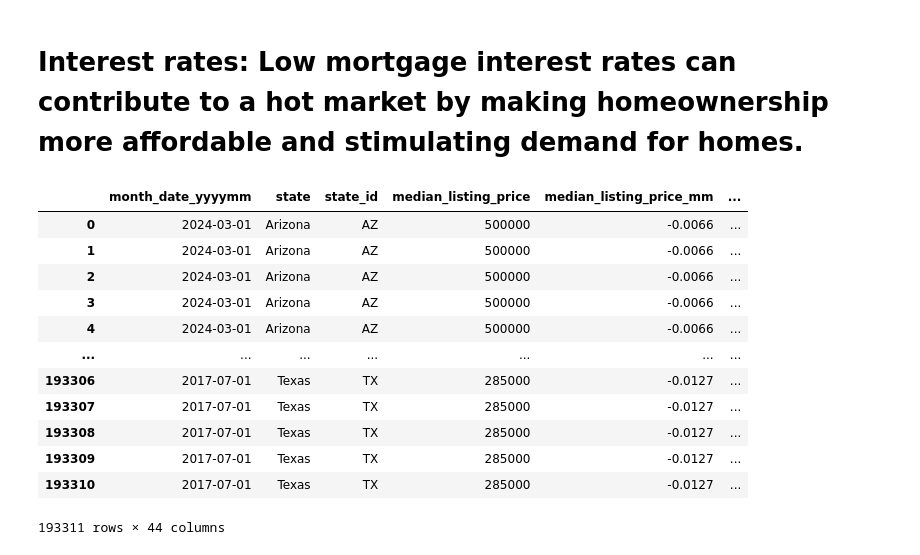
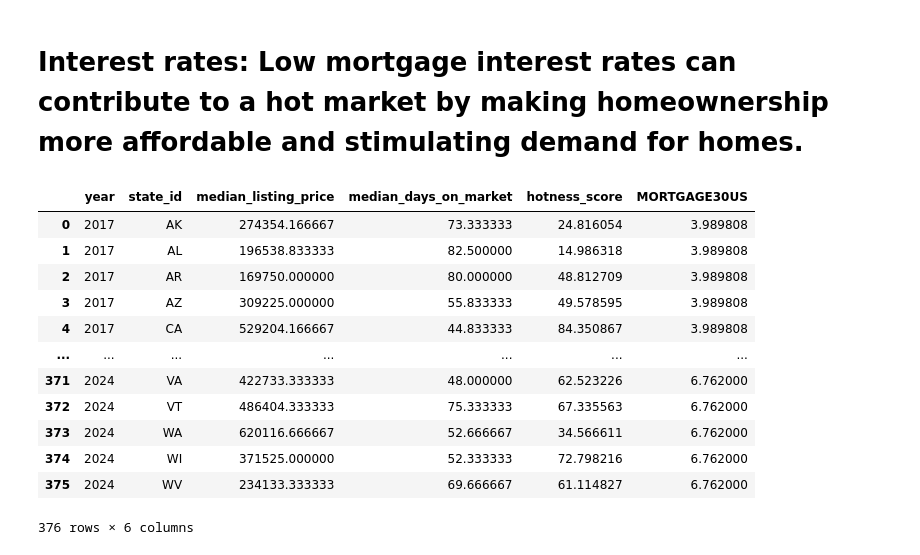
Before and after one commit to siri-anil/Capstone, a Jupyter notebook: capstone.ipynb, the cells around one changed output. Cells and saved outputs as stored; diff of their text form; code cells hidden in the pictures.

```diff
--- a/capstone.ipynb
+++ b/capstone.ipynb
@@ -347,0 +320,3 @@ sales_hotness
+# %%
+sales_hotness= pd.merge(median_days_listing_price,aggregated_hotness, on=['state_id','year'], how='inner')
+sales_hotness
@@ -393,4 +383,4 @@ mortgage['DATE']=pd.to_datetime(mortgage['DATE'])
 # %%
 mortgage['year']=mortgage['DATE'].dt.year
 # %%
-mortgage
+mean_mortgage=mortgage.groupby('year')['MORTGAGE30US'].mean().reset_index()
@@ -431,22 +406,22 @@ sns.lineplot(x=mortgage['year'],y=mortgage['MORTGAGE30US']);
 # %% [markdown]
 # Interest rates: Low mortgage interest rates can contribute to a hot market by making homeownership more affordable and stimulating demand for homes.
 # %%
-hotness_mortgage=pd.merge(sales_hotness,mortgage,on=['year'],how='inner')
+hotness_mortgage=pd.merge(sales_hotness,mean_mortgage,on=['year'],how='inner')
 hotness_mortgage
 # %% [output]
-|  | month_date_yyyymm | state | state_id | median_listing_price | median_listing_price_mm | ... |
-| 0 | 2024-03-01 | Arizona | AZ | 500000 | -0.0066 | ... |
-| 1 | 2024-03-01 | Arizona | AZ | 500000 | -0.0066 | ... |
-| 2 | 2024-03-01 | Arizona | AZ | 500000 | -0.0066 | ... |
-| 3 | 2024-03-01 | Arizona | AZ | 500000 | -0.0066 | ... |
-| 4 | 2024-03-01 | Arizona | AZ | 500000 | -0.0066 | ... |
+|  | year | state_id | median_listing_price | median_days_on_market | hotness_score | MORTGAGE30US |
+| 0 | 2017 | AK | 274354.166667 | 73.333333 | 24.816054 | 3.989808 |
+| 1 | 2017 | AL | 196538.833333 | 82.500000 | 14.986318 | 3.989808 |
+| 2 | 2017 | AR | 169750.000000 | 80.000000 | 48.812709 | 3.989808 |
+| 3 | 2017 | AZ | 309225.000000 | 55.833333 | 49.578595 | 3.989808 |
+| 4 | 2017 | CA | 529204.166667 | 44.833333 | 84.350867 | 3.989808 |
 | ... | ... | ... | ... | ... | ... | ... |
-| 193306 | 2017-07-01 | Texas | TX | 285000 | -0.0127 | ... |
-| 193307 | 2017-07-01 | Texas | TX | 285000 | -0.0127 | ... |
-| 193308 | 2017-07-01 | Texas | TX | 285000 | -0.0127 | ... |
-| 193309 | 2017-07-01 | Texas | TX | 285000 | -0.0127 | ... |
-| 193310 | 2017-07-01 | Texas | TX | 285000 | -0.0127 | ... |
+| 371 | 2024 | VA | 422733.333333 | 48.000000 | 62.523226 | 6.762000 |
+| 372 | 2024 | VT | 486404.333333 | 75.333333 | 67.335563 | 6.762000 |
+| 373 | 2024 | WA | 620116.666667 | 52.666667 | 34.566611 | 6.762000 |
+| 374 | 2024 | WI | 371525.000000 | 52.333333 | 72.798216 | 6.762000 |
+| 375 | 2024 | WV | 234133.333333 | 69.666667 | 61.114827 | 6.762000 |
-193311 rows × 44 columns
+376 rows × 6 columns
 # %%
 #hotness_mortgage.columns
 # %%
```
Also changed, not shown: parts of 41 cells of this notebook, 16 other files.
